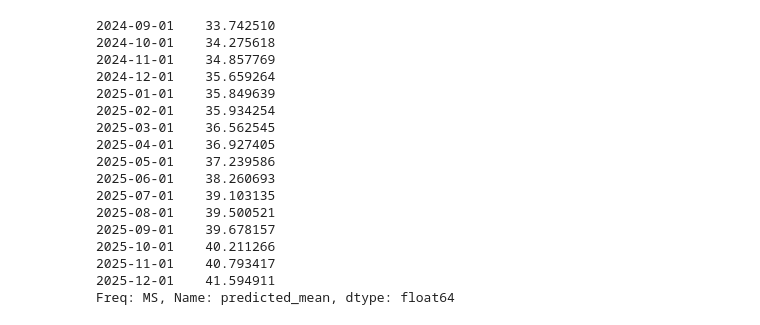
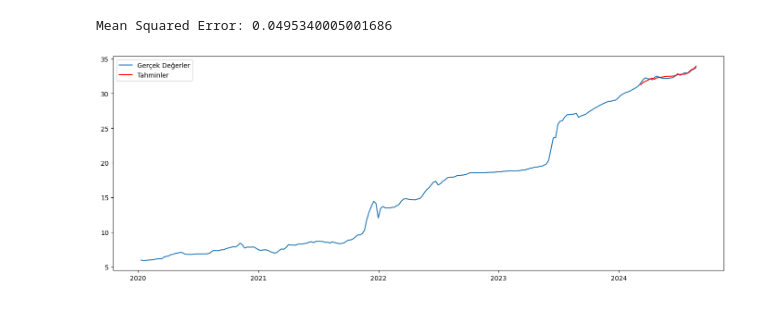
Before and after one commit to Gokhan-Balta/Time-Series-US-TL, a Jupyter notebook: Time_series.ipynb, the cells around one changed output. Drawn from its saved outputs; the diff is of its cells as text; code cells hidden in the pictures.

Commit message:
Yeni SARIMA Parametreleri

```diff
--- a/Time_series.ipynb
+++ b/Time_series.ipynb
@@ -156,20 +135,24 @@ plt.show()
-# %%
-forecast_values
-# %% [output]
-2024-09-01    33.742510
-2024-10-01    34.275618
-2024-11-01    34.857769
-2024-12-01    35.659264
-2025-01-01    35.849639
-2025-02-01    35.934254
-2025-03-01    36.562545
-2025-04-01    36.927405
-2025-05-01    37.239586
-2025-06-01    38.260693
-2025-07-01    39.103135
-2025-08-01    39.500521
-2025-09-01    39.678157
-2025-10-01    40.211266
-2025-11-01    40.793417
-2025-12-01    41.594911
-Freq: MS, Name: predicted_mean, dtype: float64
+# %%
+model = SARIMAX(df_train,
+                order=(1, 1, 11),
+                seasonal_order=(0, 1, 1,30),
+                enforce_stationarity=False,
+                enforce_invertibility=False)
+# %%
+model_fit = model.fit(disp=False)
+# %%
+forecast = model_fit.get_forecast(steps=len(df_test))
+predictions = forecast.predicted_mean
+# %%
+mse = mean_squared_error(df_test, predictions)
+print(f'Mean Squared Error: {mse}')
+# %% [output]
+Mean Squared Error: 0.0495340005001686
+# %%
+plt.figure(figsize=(17, 6))
+plt.plot(df.index, df['TP_DK_USD_A_YTL'], label='Gerçek Değerler')
+plt.plot(predictions.index, predictions, label='Tahminler', color='red')
+plt.legend()
+plt.show()
+# %% [output]
+[figure, added]
```
Also changed, not shown: parts of 18 cells of this notebook.
